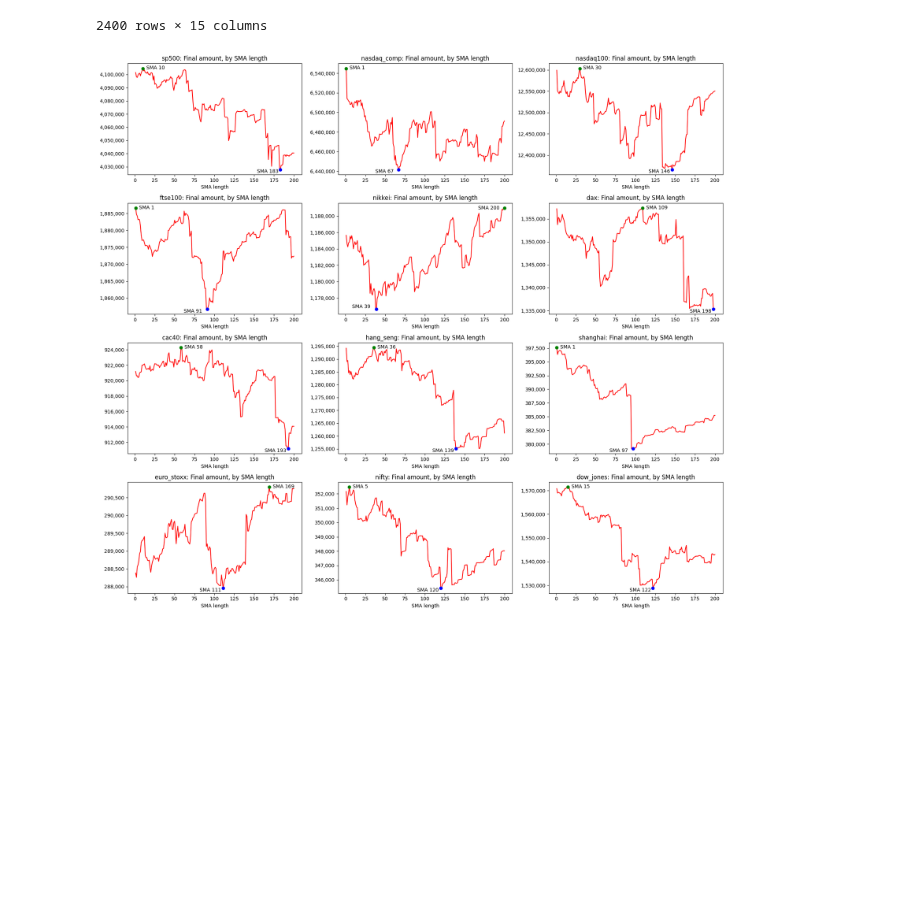
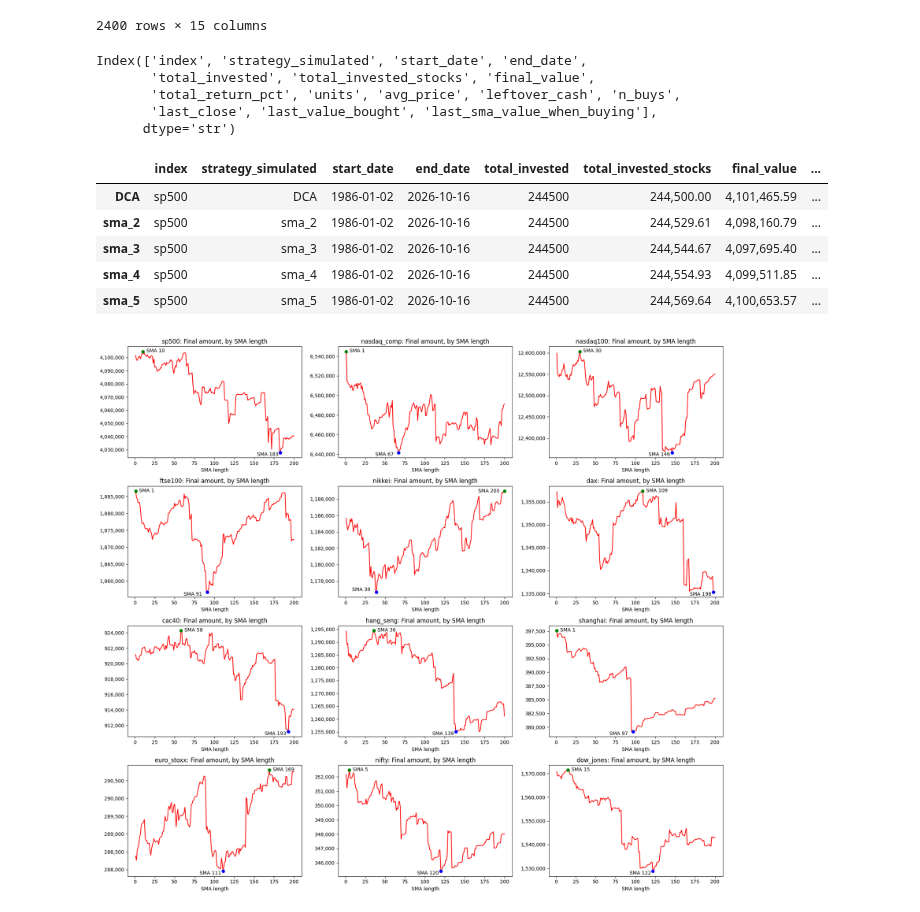
Before and after one commit to pedrosalgado22/SMAstrategy, a Jupyter notebook: smanalysis_fullsimulation.ipynb, the cells around one changed output. Cells and saved outputs as stored; diff of their text form; code cells hidden in the pictures; blank space fills up the shorter version.

```diff
--- a/smanalysis_simulation.ipynb
+++ b/smanalysis_fullsimulation.ipynb
@@ -175,6 +161,21 @@ all_tables.to_parquet(results_data_path / "results_full200.parquet", index=False
 | sma_199 | dow_jones | sma_199 | 1992-10-14 | 2026-10-16 | 204000 | 203,108.42 | 1,542,766.97 | ... |
 | sma_200 | dow_jones | sma_200 | 1992-10-14 | 2026-10-16 | 204000 | 203,108.79 | 1,543,007.39 | ... |
 2400 rows × 15 columns
+# %%
+print(all_tables.columns)
+display(all_tables.head())
+# %% [output]
+Index(['index', 'strategy_simulated', 'start_date', 'end_date',
+       'total_invested', 'total_invested_stocks', 'final_value',
+       'total_return_pct', 'units', 'avg_price', 'leftover_cash', 'n_buys',
+       'last_close', 'last_value_bought', 'last_sma_value_when_buying'],
+      dtype='str')
+|  | index | strategy_simulated | start_date | end_date | total_invested | total_invested_stocks | final_value | ... |
+| DCA | sp500 | DCA | 1986-01-02 | 2026-10-16 | 244500 | 244,500.00 | 4,101,465.59 | ... |
+| sma_2 | sp500 | sma_2 | 1986-01-02 | 2026-10-16 | 244500 | 244,529.61 | 4,098,160.79 | ... |
+| sma_3 | sp500 | sma_3 | 1986-01-02 | 2026-10-16 | 244500 | 244,544.67 | 4,097,695.40 | ... |
+| sma_4 | sp500 | sma_4 | 1986-01-02 | 2026-10-16 | 244500 | 244,554.93 | 4,099,511.85 | ... |
+| sma_5 | sp500 | sma_5 | 1986-01-02 | 2026-10-16 | 244500 | 244,569.64 | 4,100,653.57 | ... |
 # %%
 
 N_BINS = 10   # number of bars in the mean charts as a variable
```
Also changed, not shown: parts of 10 cells of this notebook, 4 other files.
